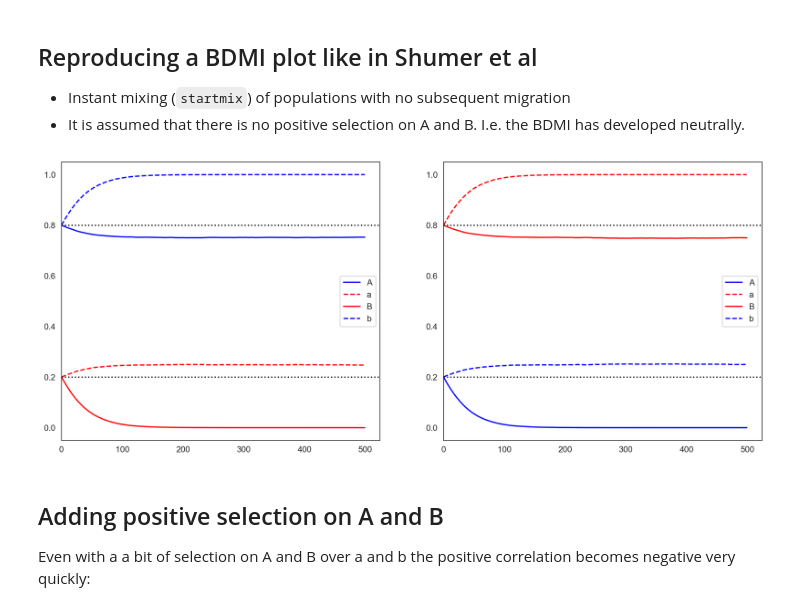
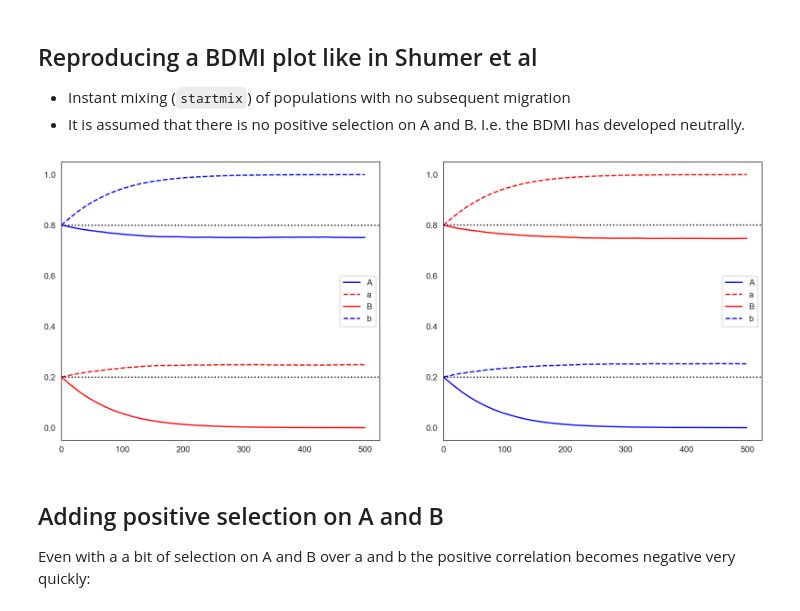
Before and after one commit to kaspermunch/bdmi-simulations, a Jupyter notebook: bdmi.ipynb, the cells around one changed output. Saved outputs shown, nothing was run; the diff lists cells and outputs as text; code cells hidden in the pictures.

```diff
--- a/bdmi.ipynb
+++ b/bdmi.ipynb
@@ -100,14 +100,14 @@ def compute_twolocus_sample_data(N, M, s, g, startmix=1, bdmi=True, pos_s=0, gam
 # %% [markdown]
 ## Plot of single simulation
 # %%
-def plot():
+def plot(labels=['A', 'a', 'B', 'b']):
     fig, (ax1, ax2) = plt.subplots(1, 2, figsize=(15, 6))
     ax1.set_prop_cycle(color=['blue', 'red', 'red', 'blue'], linestyle=['solid', 'dashed', 'solid', 'dashed'])
-    for x, label in zip(data[:, 0, :].transpose(), ['A', 'a', 'B', 'b']):
+    for x, label in zip(data[:, 0, :].transpose(), labels):
         ax1.plot(x, label=label)
     ax1.legend()
     ax2.set_prop_cycle(color=['blue', 'red', 'red', 'blue'], linestyle=['solid', 'dashed', 'solid', 'dashed'])
-    for x, label in zip(data[:, 1, :].transpose(), ['A', 'a', 'B', 'b']):
+    for x, label in zip(data[:, 1, :].transpose(), labels):
         ax2.plot(x, label=label)
     ax2.legend() ;
 
@@ -124,10 +124,10 @@ def plot():
 - It is assumed that there is no positive selection on A and B. I.e. the BDMI has developed neutrally.
 # %%
 startmix = 0.2
-data = compute_twolocus_sample_data(5000000, 0, 0.02, 500, startmix=startmix, bdmi=True)
+data = compute_twolocus_sample_data(5000000, 0, 0.01, 500, startmix=startmix, bdmi=True)
 plot()
 # %% [output]
-[figure, old version]
+[figure, new version]
 # %% [markdown]
 ## Adding positive selection on A and B
 
```
Also changed, not shown: parts of 11 cells of this notebook.
